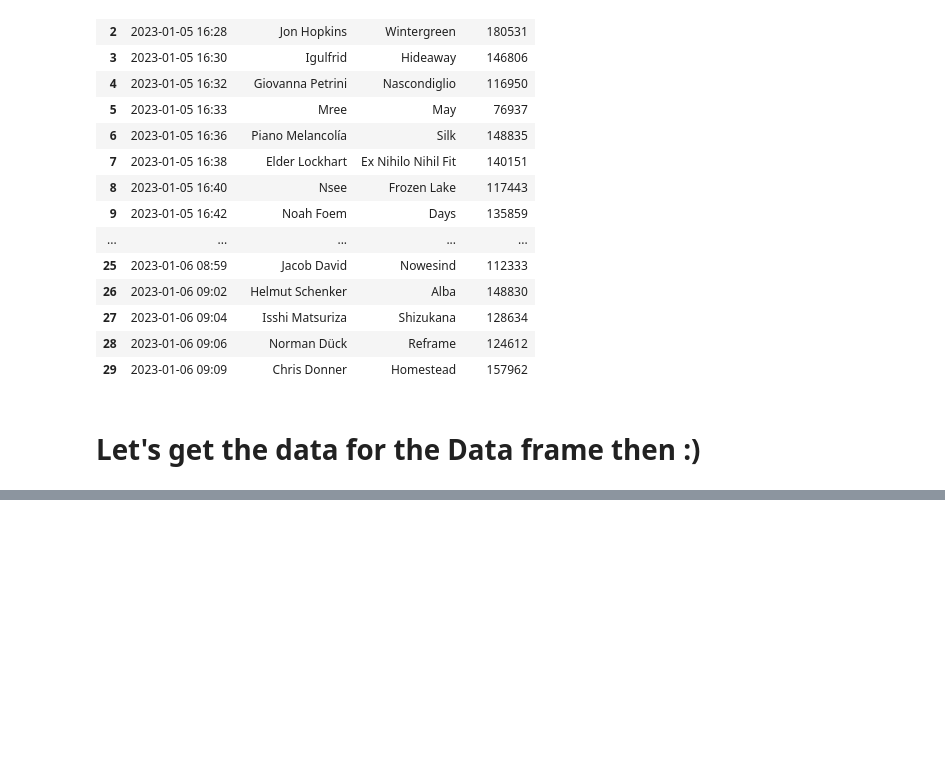
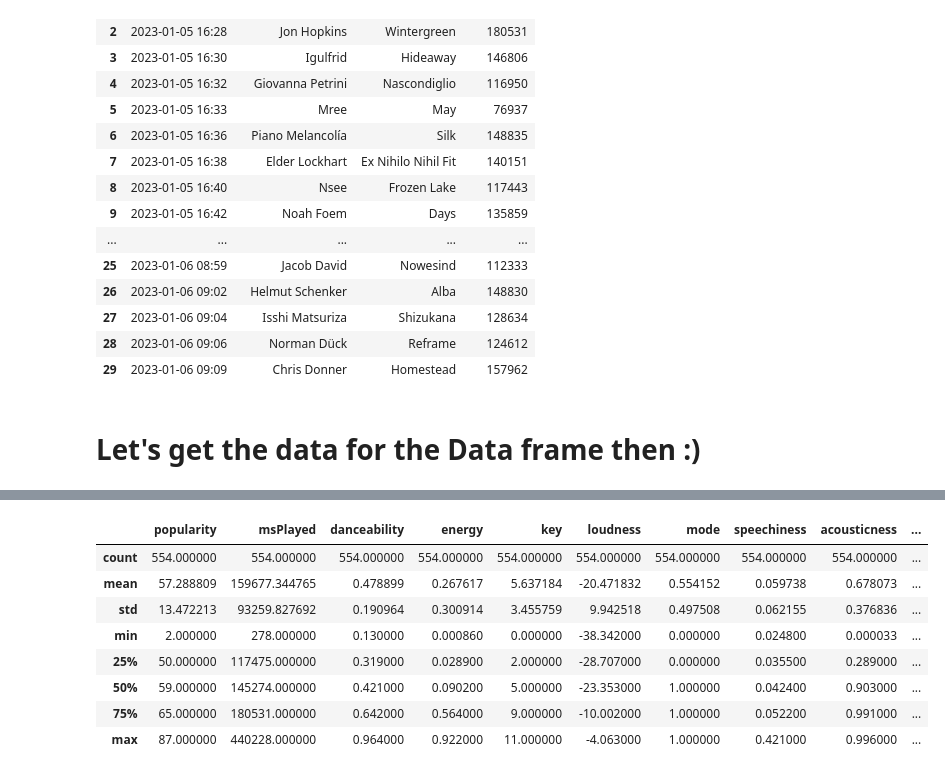
Before and after one commit to marcel41/project-2023-plottwisters, a Jupyter notebook: notebooks/Analysis.ipynb, the cells around one changed output, grey strips where cells are left out. Saved outputs shown, nothing was run; the diff lists cells and outputs as text; code cells hidden in the pictures; blank space fills up the shorter version.

```diff
--- a/notebooks/Analysis.ipynb
+++ b/notebooks/Analysis.ipynb
@@ -257,0 +288,18 @@ merged_extra_info.to_csv("extra_info.csv")
+# %%
+drop_columns = ["Unnamed: 0.1","Unnamed: 0","uri", "track_href", "analysis_url", "duration_ms_y", "type","duration_ms_x"]
+extra_results = results.drop(drop_columns , axis=1)
+
+extra_results['endTime'] = pd.to_datetime(extra_results['endTime'])
+extra_results['endTime'] = extra_results['endTime'].dt.strftime('%Y-%m-%d')
+
+extra_results.describe()
+# %% [output]
+|  | popularity | msPlayed | danceability | energy | key | loudness | mode | speechiness | acousticness | ... |
+| count | 554.000000 | 554.000000 | 554.000000 | 554.000000 | 554.000000 | 554.000000 | 554.000000 | 554.000000 | 554.000000 | ... |
+| mean | 57.288809 | 159677.344765 | 0.478899 | 0.267617 | 5.637184 | -20.471832 | 0.554152 | 0.059738 | 0.678073 | ... |
+| std | 13.472213 | 93259.827692 | 0.190964 | 0.300914 | 3.455759 | 9.942518 | 0.497508 | 0.062155 | 0.376836 | ... |
+| min | 2.000000 | 278.000000 | 0.130000 | 0.000860 | 0.000000 | -38.342000 | 0.000000 | 0.024800 | 0.000033 | ... |
+| 25% | 50.000000 | 117475.000000 | 0.319000 | 0.028900 | 2.000000 | -28.707000 | 0.000000 | 0.035500 | 0.289000 | ... |
+| 50% | 59.000000 | 145274.000000 | 0.421000 | 0.090200 | 5.000000 | -23.353000 | 1.000000 | 0.042400 | 0.903000 | ... |
+| 75% | 65.000000 | 180531.000000 | 0.642000 | 0.564000 | 9.000000 | -10.002000 | 1.000000 | 0.052200 | 0.991000 | ... |
+| max | 87.000000 | 440228.000000 | 0.964000 | 0.922000 | 11.000000 | -4.063000 | 1.000000 | 0.421000 | 0.996000 | ... |
```
Also changed, not shown: parts of 20 cells of this notebook.
